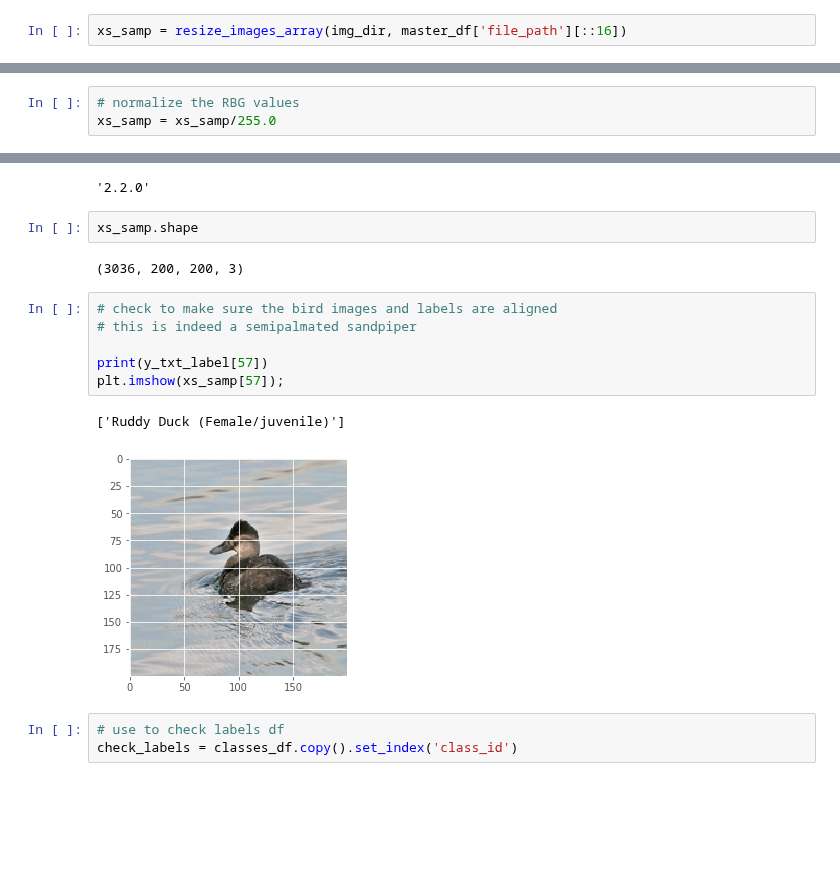
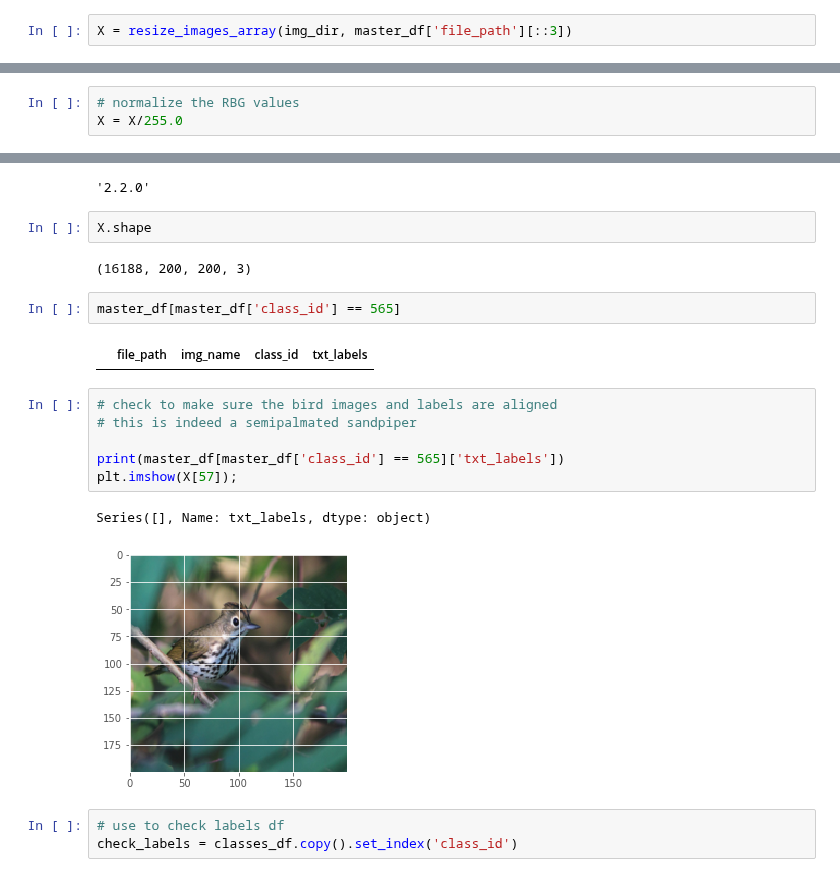
Before and after one commit to cwong690/Birdex, a Jupyter notebook: image_prep.ipynb, the cells around one changed output, grey strips where cells are left out. Cells and saved outputs as stored; diff of their text form; blank space fills up the shorter version.

```diff
--- a/image_prep.ipynb
+++ b/image_prep.ipynb
@@ -304,4 +300,4 @@ def resize_images_array(img_dir, file_paths):
 # %%
-xs_samp = resize_images_array(img_dir, master_df['file_path'][::16])
+X = resize_images_array(img_dir, master_df['file_path'][::3])
 # %% [markdown]
 ##### small sample len and shape
@@ -346,5 +338,5 @@ for ax, channel, name in zip(axes[1:], open_img.split(), ['red channel', 'green
 # sm_samp = sm_samp/255.0
 # %%
 # normalize the RBG values
-xs_samp = xs_samp/255.0
+X = X/255.0
 # %%
@@ -441,18 +420,22 @@ tf.__version__
 # %% [output]
 '2.2.0'
 # %%
-xs_samp.shape
+X.shape
 # %% [output]
-(3036, 200, 200, 3)
+(16188, 200, 200, 3)
+# %%
+master_df[master_df['class_id'] == 565]
+# %% [output]
+|  | file_path | img_name | class_id | txt_labels |
 # %%
 # check to make sure the bird images and labels are aligned
 # this is indeed a semipalmated sandpiper
 
-print(y_txt_label[57])
-plt.imshow(xs_samp[57]);
+print(master_df[master_df['class_id'] == 565]['txt_labels'])
+plt.imshow(X[57]);
 # %% [output]
-['Ruddy Duck (Female/juvenile)']
+Series([], Name: txt_labels, dtype: object)
-[figure, old version]
+[figure, new version]
 # %%
 # use to check labels df
 check_labels = classes_df.copy().set_index('class_id')
```
Also changed, not shown: parts of 31 cells of this notebook, 1 other file.
